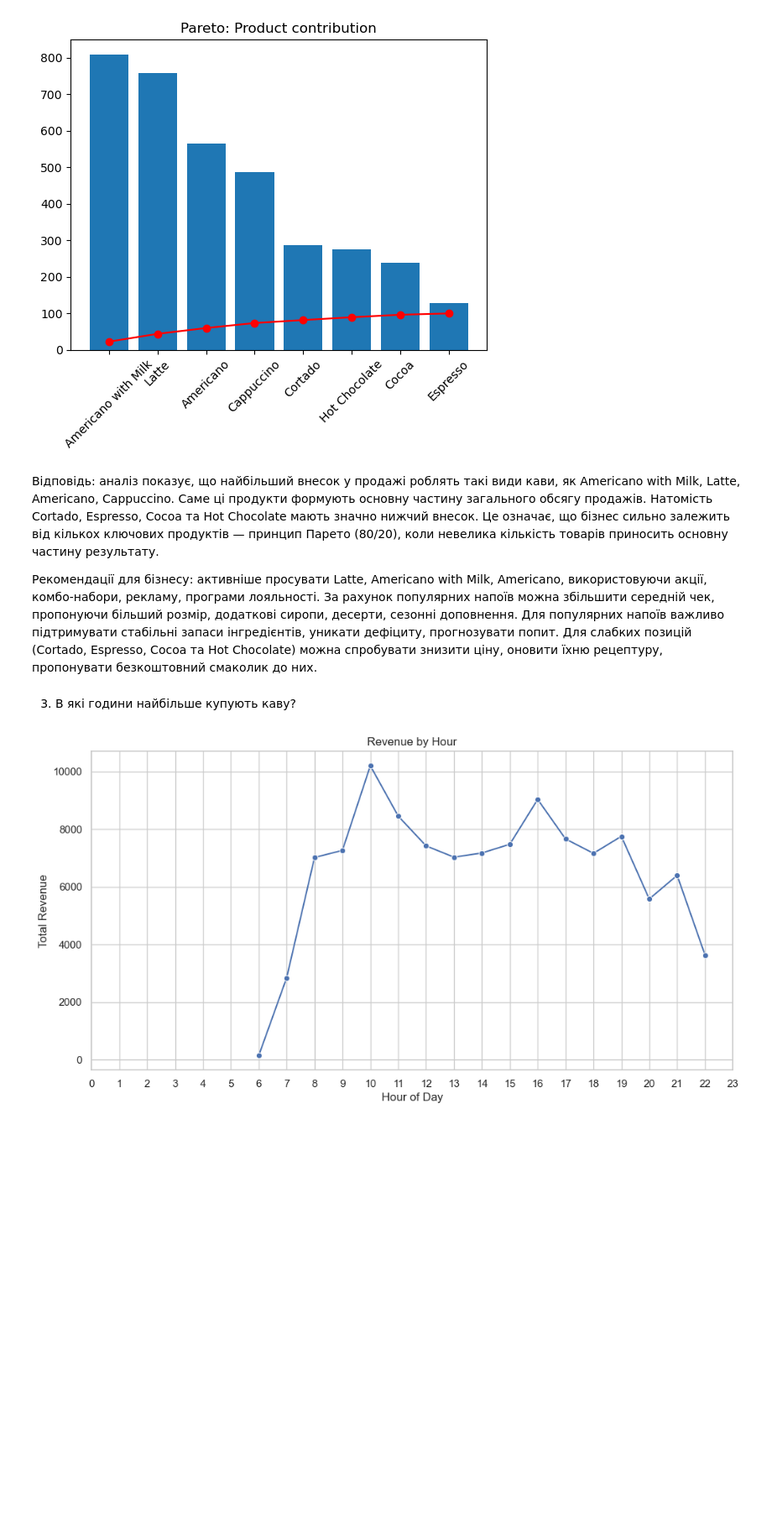
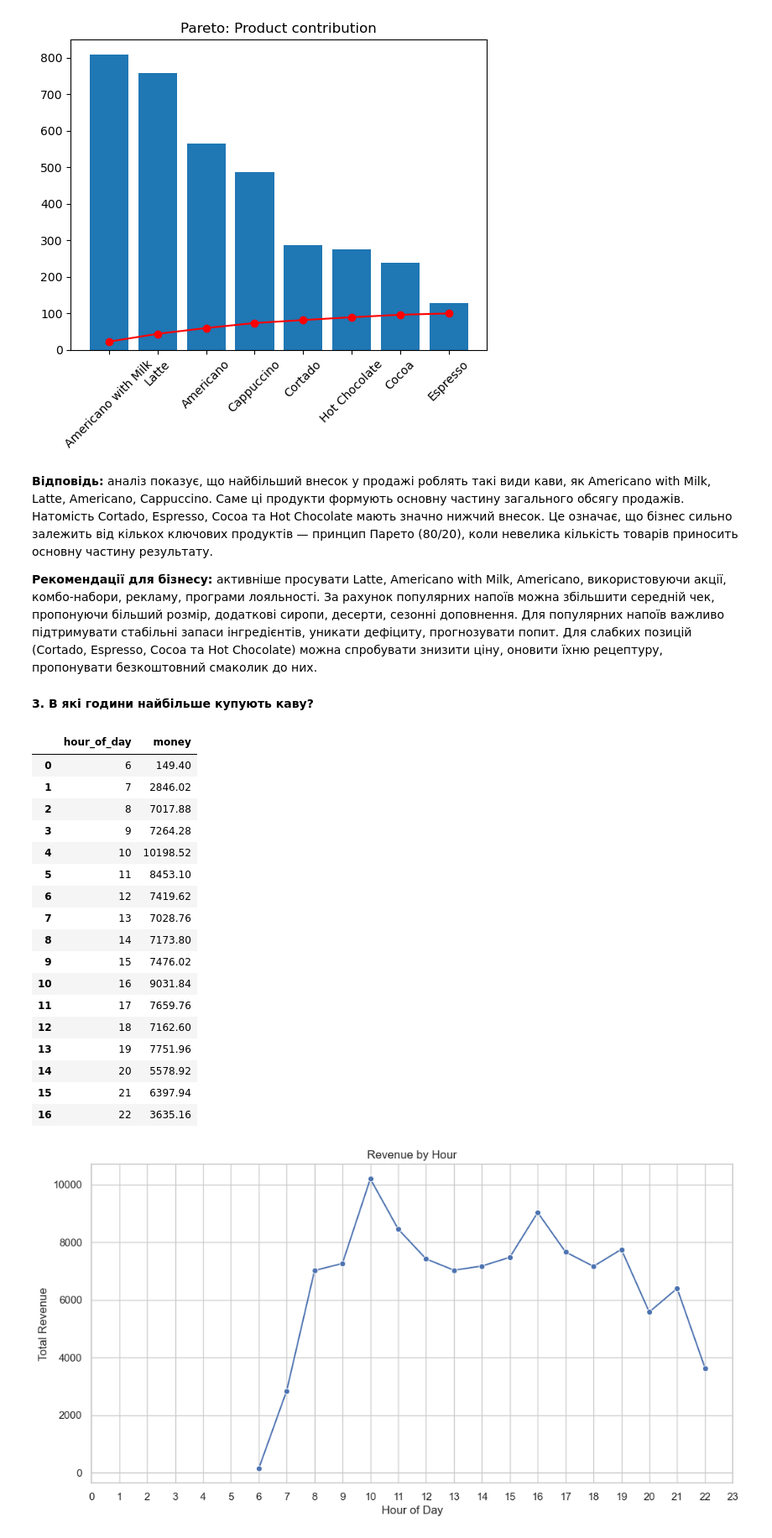
Before and after one commit to inna1999-pl/MainProject, a Jupyter notebook: coffee_project.ipynb, the cells around one changed output. Shown at 84% size. Cells and saved outputs as stored; diff of their text form; code cells hidden in the pictures; blank space fills up the shorter version.

```diff
--- a/coffee_project.ipynb
+++ b/coffee_project.ipynb
@@ -164,11 +172,33 @@ plt.show()
 # %% [output]
 [figure]
 # %% [markdown]
-Відповідь: аналіз показує, що найбільший внесок у продажі роблять такі види кави, як Americano with Milk, Latte, Americano, Cappuccino. Саме ці продукти формують основну частину загального обсягу продажів. Натомість Cortado, Espresso, Cocoa та Hot Chocolate мають значно нижчий внесок. Це означає, що бізнес сильно залежить від кількох ключових продуктів — принцип Парето (80/20), коли невелика кількість товарів приносить основну частину результату.
+**Відповідь:** аналіз показує, що найбільший внесок у продажі роблять такі види кави, як Americano with Milk, Latte, Americano, Cappuccino. Саме ці продукти формують основну частину загального обсягу продажів. Натомість Cortado, Espresso, Cocoa та Hot Chocolate мають значно нижчий внесок. Це означає, що бізнес сильно залежить від кількох ключових продуктів — принцип Парето (80/20), коли невелика кількість товарів приносить основну частину результату.
 
-Рекомендації для бізнесу: активніше просувати Latte, Americano with Milk, Americano, використовуючи акції, комбо-набори, рекламу, програми лояльності. За рахунок популярних напоїв можна збільшити середній чек, пропонуючи більший розмір, додаткові сиропи, десерти, сезонні доповнення. Для популярних напоїв важливо підтримувати стабільні запаси інгредієнтів, уникати дефіциту, прогнозувати попит. Для слабких позицій (Cortado, Espresso, Cocoa та Hot Chocolate) можна спробувати знизити ціну, оновити їхню рецептуру, пропонувати безкоштовний смаколик до них.
+**Рекомендації для бізнесу:** активніше просувати Latte, Americano with Milk, Americano, використовуючи акції, комбо-набори, рекламу, програми лояльності. За рахунок популярних напоїв можна збільшити середній чек, пропонуючи більший розмір, додаткові сиропи, десерти, сезонні доповнення. Для популярних напоїв важливо підтримувати стабільні запаси інгредієнтів, уникати дефіциту, прогнозувати попит. Для слабких позицій (Cortado, Espresso, Cocoa та Hot Chocolate) можна спробувати знизити ціну, оновити їхню рецептуру, пропонувати безкоштовний смаколик до них.
 # %% [markdown]
-3. В які години найбільше купують каву?
+**3. В які години найбільше купують каву?**
+# %%
+hourly_sales = df.groupby('hour_of_day')['money'].sum().reset_index()
+hourly_sales
+# %% [output]
+|  | hour_of_day | money |
+| 0 | 6 | 149.40 |
+| 1 | 7 | 2846.02 |
+| 2 | 8 | 7017.88 |
+| 3 | 9 | 7264.28 |
+| 4 | 10 | 10198.52 |
+| 5 | 11 | 8453.10 |
+| 6 | 12 | 7419.62 |
+| 7 | 13 | 7028.76 |
+| 8 | 14 | 7173.80 |
+| 9 | 15 | 7476.02 |
+| 10 | 16 | 9031.84 |
+| 11 | 17 | 7659.76 |
+| 12 | 18 | 7162.60 |
+| 13 | 19 | 7751.96 |
+| 14 | 20 | 5578.92 |
+| 15 | 21 | 6397.94 |
+| 16 | 22 | 3635.16 |
 # %%
 hourly_sales = df.groupby('hour_of_day')['money'].sum().reset_index()
 
```
Also changed, not shown: parts of 42 cells of this notebook.
